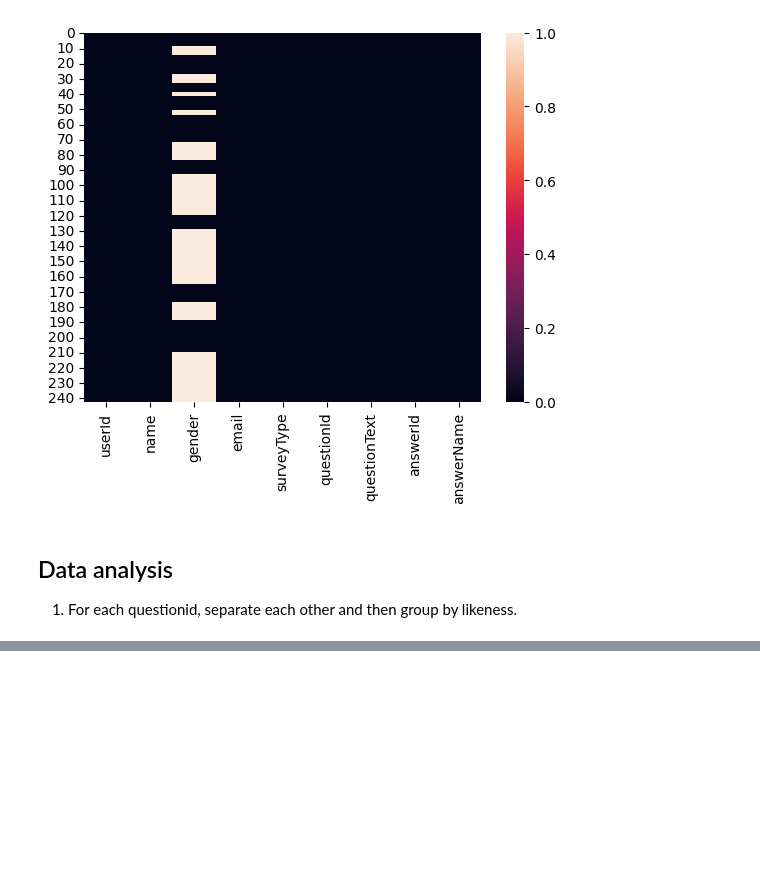
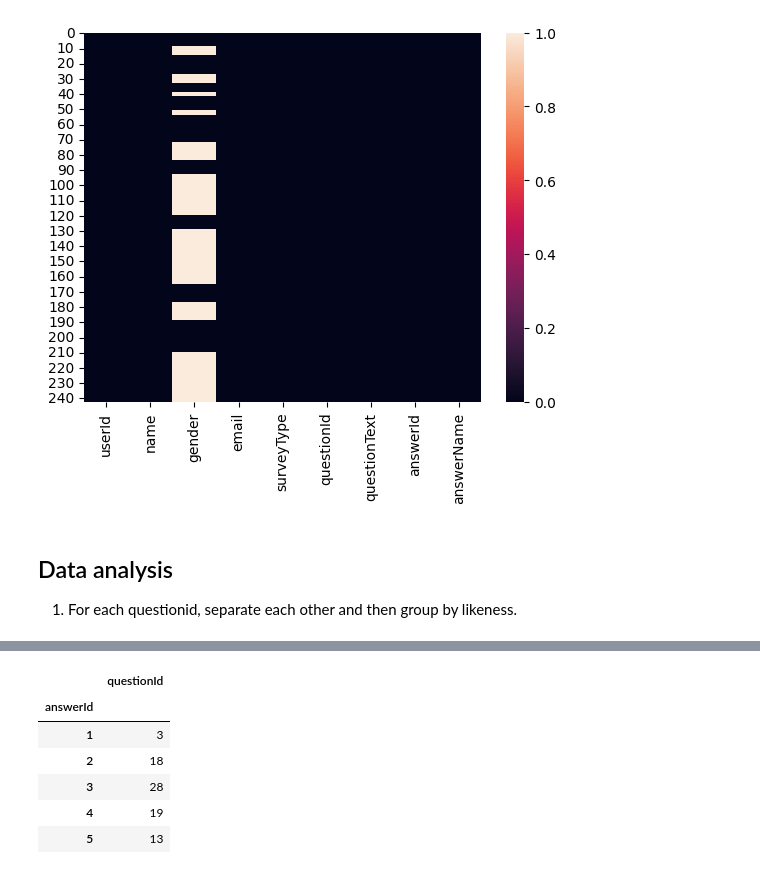
Before and after one commit to aimanhaziqmy/mycardiacrehab, a Jupyter notebook: myCardiacRehab_survey.ipynb, the cells around one changed output, grey strips where cells are left out. Saved outputs shown, nothing was run; the diff lists cells and outputs as text; code cells hidden in the pictures; blank space fills up the shorter version.

```diff
--- a/myCardiacRehab_survey.ipynb
+++ b/myCardiacRehab_survey.ipynb
@@ -55,3 +83,13 @@ q1.head(30)
+# %%
+q3
+# %% [output]
+|  | questionId |
+| answerId |  |
+| 1 | 3 |
+| 2 | 18 |
+| 3 | 28 |
+| 4 | 19 |
+| 5 | 13 |
 # %%
 fig = plt.figure(figsize=(10,5))
 def addLabels(x,y):
```
Also changed, not shown: parts of 13 cells of this notebook.
